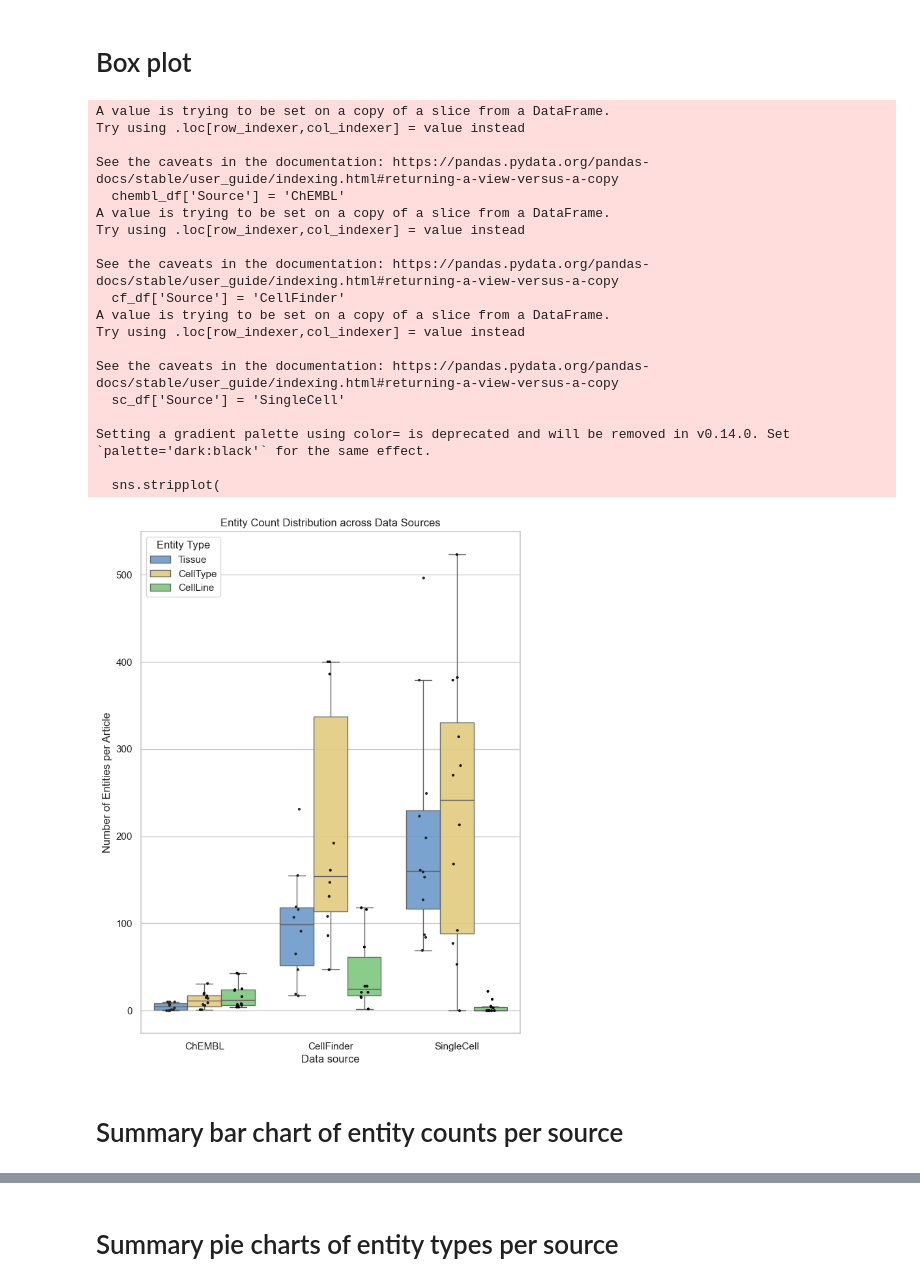
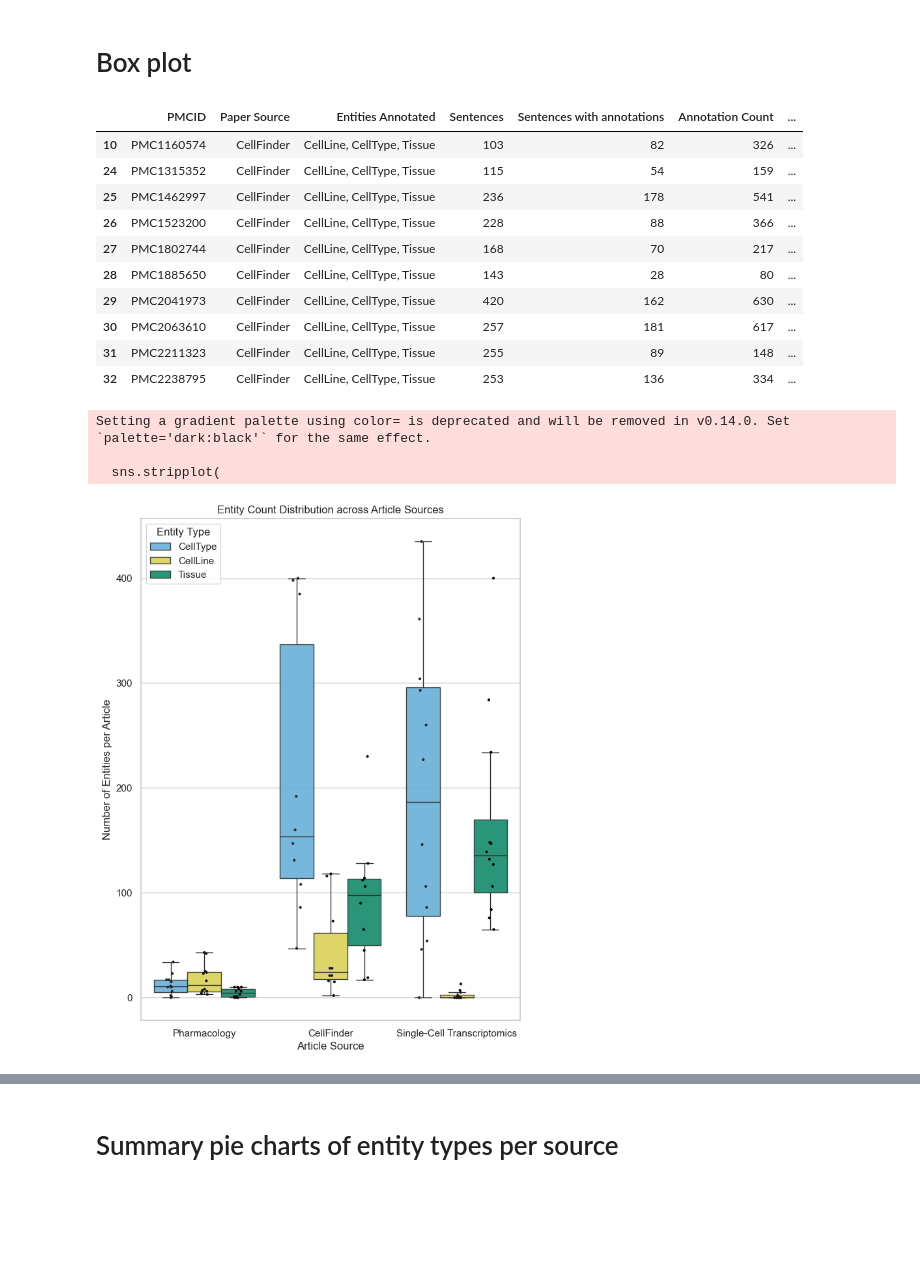
Before and after one commit to EuropePMC/OTAR3088, a Jupyter notebook: Data_mining/CeLLaTe/data_stat_figs.ipynb, the cells around one changed output, grey strips where cells are left out. Cells and saved outputs as stored; diff of their text form; code cells hidden in the pictures; blank space fills up the shorter version.

```diff
--- a/Data_mining/CeLLaTe/data_stat_figs.ipynb
+++ b/Data_mining/CeLLaTe/data_stat_figs.ipynb
@@ -38,8 +73,11 @@ output_notebook()
 import pandas as pd
 
 # Read-in paper stats file
-in_file = pd.read_csv("/Users/withers/Downloads/CeLLaTe-Paper-Records - Paper-Stats.csv")
-in_file = in_file.drop(['Unnamed: 9'], axis=1)
+in_file = pd.read_csv("/Users/withers/GitProjects/OTAR3088/Data_mining/CeLLaTe/cellate_final_no_vague_stats.tsv", sep="\t")
+# in_file = pd.read_csv("/Users/withers/GitProjects/OTAR3088/Data_mining/CeLLaTe/cellate_final_with_vague_stats.tsv", sep="\t")
+
+# in_file = pd.read_csv("/Users/withers/Downloads/CeLLaTe-Paper-Records - Paper-Stats.csv")
+# in_file = in_file.drop(['Unnamed: 9'], axis=1)
 in_file = in_file[in_file["Paper Source"] != "CheMBL_V1"]
 in_file.head()
 # %% [output]
@@ -135,15 +243,45 @@ show(layout)
 [interactive output not drawn]
 # %% [markdown]
 # Box plot
+# %%
+# Reorder the DataFrame columns
+new_order = [
+    'PMCID',
+    'Paper Source',
+    'Entities Annotated',
+    'Sentences',
+    'Sentences with annotations',
+    'Annotation Count',
+    'CellType Count',
+    'CellLine Count',
+    'Tissue Count'
+]
+
+chembl_df = chembl_df[new_order]
+sc_df = sc_df[new_order]
+cf_df = cf_df[new_order]
+cf_df
+# %% [output]
+|  | PMCID | Paper Source | Entities Annotated | Sentences | Sentences with annotations | Annotation Count | ... |
+| 10 | PMC1160574 | CellFinder | CellLine, CellType, Tissue | 103 | 82 | 326 | ... |
+| 24 | PMC1315352 | CellFinder | CellLine, CellType, Tissue | 115 | 54 | 159 | ... |
+| 25 | PMC1462997 | CellFinder | CellLine, CellType, Tissue | 236 | 178 | 541 | ... |
+| 26 | PMC1523200 | CellFinder | CellLine, CellType, Tissue | 228 | 88 | 366 | ... |
+| 27 | PMC1802744 | CellFinder | CellLine, CellType, Tissue | 168 | 70 | 217 | ... |
+| 28 | PMC1885650 | CellFinder | CellLine, CellType, Tissue | 143 | 28 | 80 | ... |
+| 29 | PMC2041973 | CellFinder | CellLine, CellType, Tissue | 420 | 162 | 630 | ... |
+| 30 | PMC2063610 | CellFinder | CellLine, CellType, Tissue | 257 | 181 | 617 | ... |
+| 31 | PMC2211323 | CellFinder | CellLine, CellType, Tissue | 255 | 89 | 148 | ... |
+| 32 | PMC2238795 | CellFinder | CellLine, CellType, Tissue | 253 | 136 | 334 | ... |
 # %%
 import pandas as pd
 import seaborn as sns
 import matplotlib.pyplot as plt
 
 # Cleaning source names
-chembl_df['Source'] = 'ChEMBL'
+chembl_df['Source'] = 'Pharmacology'
 cf_df['Source'] = 'CellFinder'
-sc_df['Source'] = 'SingleCell'
+sc_df['Source'] = 'Single-Cell Transcriptomics'
 
 df_combined = pd.concat([chembl_df, cf_df, sc_df])
 
@@ -151,7 +289,7 @@ df_combined = pd.concat([chembl_df, cf_df, sc_df])
 df_melted = pd.melt(
     df_combined,
     id_vars=['Source'],
-    value_vars=['Tissue Count', 'CellType Count', 'CellLine Count'],
+    value_vars=['CellType Count', 'CellLine Count', 'Tissue Count'],
     var_name='Entity Type',
     value_name='Count'
 )
@@ -167,54 +305,36 @@ ax = sns.boxplot(
     x="Source",
     y="Count",
     hue="Entity Type",
-    palette=["#5e98d9", "#f2d26f", "#71d473"],
+    palette = ["#56B4E9", "#F0E442", "#009E73"],
     showfliers=False, # Hides default outlier dots
     boxprops={'alpha': 0.9})
 
 # Add strip plot
 sns.stripplot(
     data=df_melted,
     x="Source",
     y="Count",
     hue="Entity Type",
     color="black",
     dodge=True,
     jitter=True,
     size=3,
     ax=ax
 )
 
 # Clean up legend (drop duplicates)
 handles, labels = ax.get_legend_handles_labels()
 ax.legend(handles[:3], labels[:3], title="Entity Type", loc="upper left")
 
-plt.title("Entity Count Distribution across Data Sources")
-plt.xlabel("Data source")
+plt.title("Entity Count Distribution across Article Sources")
+plt.xlabel("Article Source")
 plt.ylabel("Number of Entities per Article")
 
 plt.savefig("./plots/datasource_boxplot.svg", format="svg", bbox_inches="tight")
 plt.savefig("./plots/datasource_boxplot.png", format="png", dpi=300, bbox_inches="tight")
 plt.show()
 # %% [output]
-A value is trying to be set on a copy of a slice from a DataFrame.
-Try using .loc[row_indexer,col_indexer] = value instead
-
-See the caveats in the documentation: https://pandas.pydata.org/pandas-docs/stable/user_guide/indexing.html#returning-a-view-versus-a-copy
-  chembl_df['Source'] = 'ChEMBL'
-A value is trying to be set on a copy of a slice from a DataFrame.
-Try using .loc[row_indexer,col_indexer] = value instead
-
-See the caveats in the documentation: https://pandas.pydata.org/pandas-docs/stable/user_guide/indexing.html#returning-a-view-versus-a-copy
-  cf_df['Source'] = 'CellFinder'
-A value is trying to be set on a copy of a slice from a DataFrame.
-Try using .loc[row_indexer,col_indexer] = value instead
-
-See the caveats in the documentation: https://pandas.pydata.org/pandas-docs/stable/user_guide/indexing.html#returning-a-view-versus-a-copy
-  sc_df['Source'] = 'SingleCell'
-
 Setting a gradient palette using color= is deprecated and will be removed in v0.14.0. Set `palette='dark:black'` for the same effect.
 
   sns.stripplot(
-[figure, old version]
+[figure, new version]
-# %% [markdown]
-# Summary bar chart of entity counts per source
```
Also changed, not shown: parts of 58 cells of this notebook, 21 other files.
